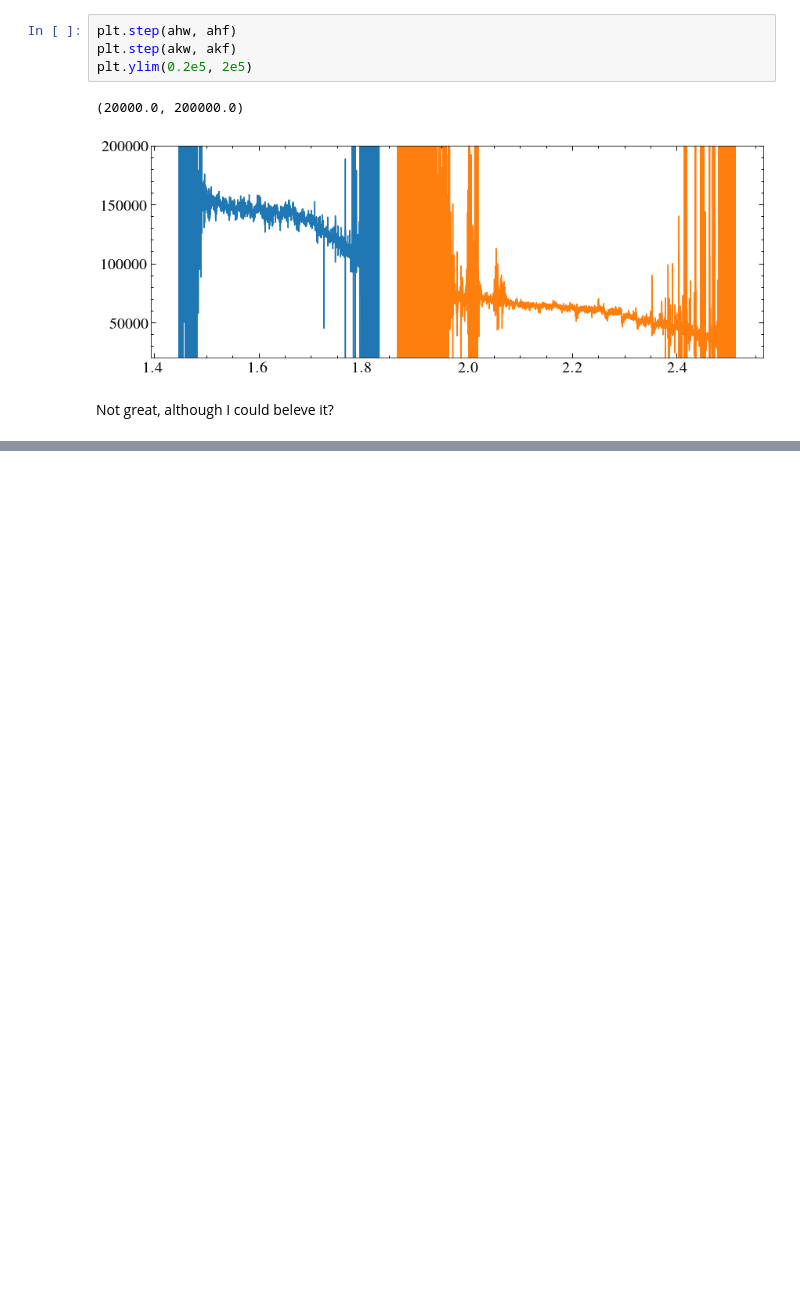
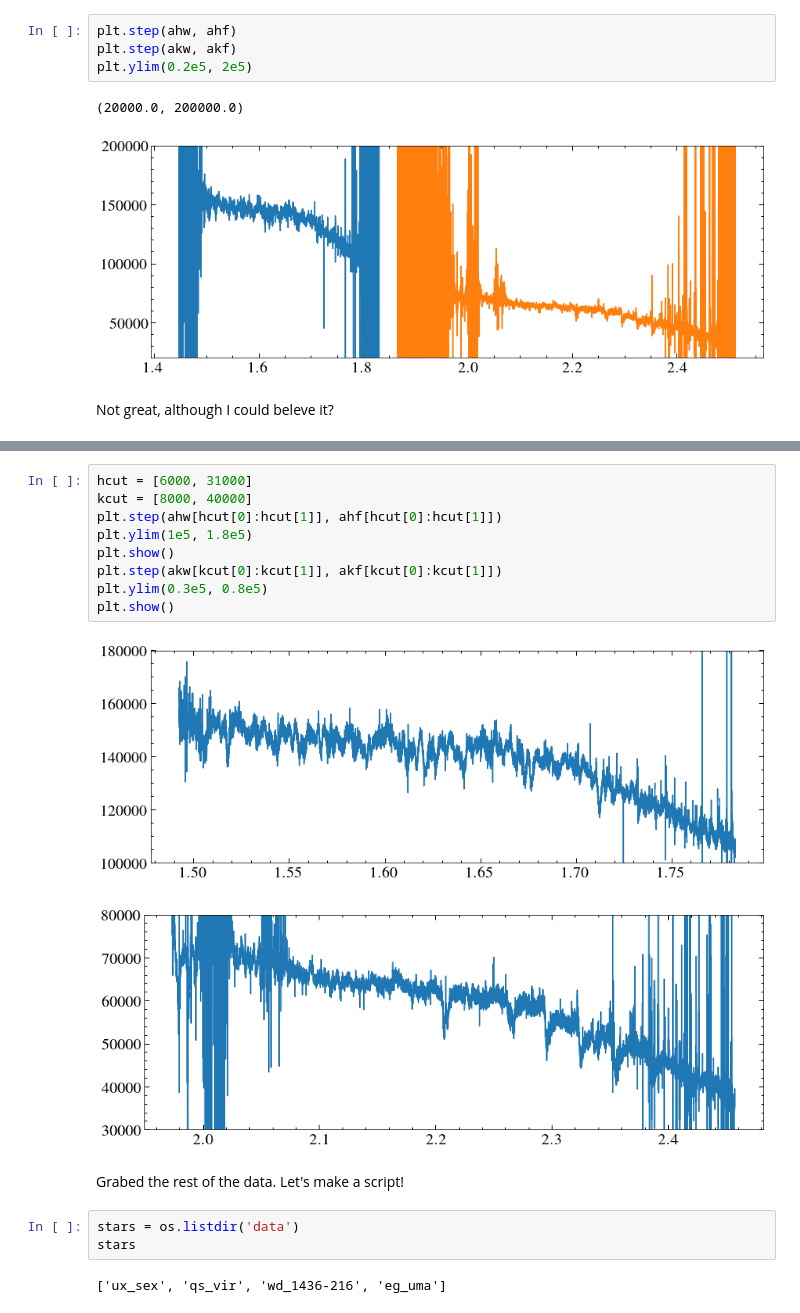
Before and after one commit to davidjwilson/pceb, a Jupyter notebook: igrins/my_igrins.ipynb, the cells around one changed output, grey strips where cells are left out. Saved outputs shown, nothing was run; the diff lists cells and outputs as text; blank space fills up the shorter version.

```diff
--- a/igrins/my_igrins.ipynb
+++ b/igrins/my_igrins.ipynb
@@ -258,0 +269,19 @@ Not great, although I could beleve it?
+# %%
+hcut = [6000, 31000]
+kcut = [8000, 40000]
+plt.step(ahw[hcut[0]:hcut[1]], ahf[hcut[0]:hcut[1]])
+plt.ylim(1e5, 1.8e5)
+plt.show()
+plt.step(akw[kcut[0]:kcut[1]], akf[kcut[0]:kcut[1]])
+plt.ylim(0.3e5, 0.8e5)
+plt.show()
+# %% [output]
+[figure, added]
+[figure, added]
+# %% [markdown]
+Grabed the rest of the data. Let's make a script!
+# %%
+stars = os.listdir('data')
+stars
+# %% [output]
+['ux_sex', 'qs_vir', 'wd_1436-216', 'eg_uma']
```
Also changed, not shown: parts of 2 cells of this notebook.
